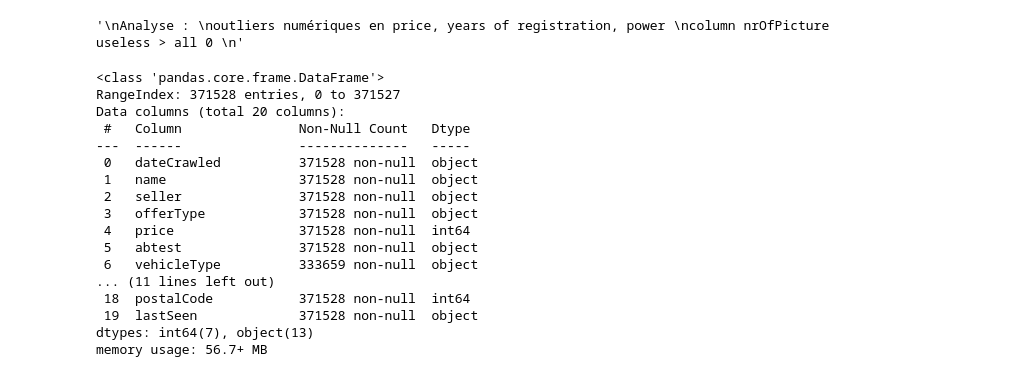
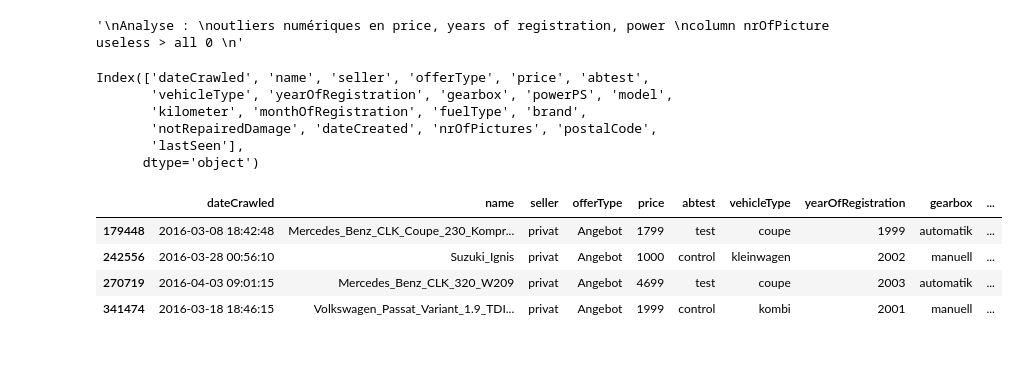
Before and after one commit to BaptisteLeroux/Deloitte, a Jupyter notebook: main.ipynb, the cells around one changed output. Drawn from its saved outputs; the diff is of its cells as text; code cells hidden in the pictures.

```diff
--- a/main.ipynb
+++ b/main.ipynb
@@ -49,25 +69,5 @@ column nrOfPicture useless > all 0
 """
 # %% [output]
 '\nAnalyse : \noutliers numériques en price, years of registration, power \ncolumn nrOfPicture useless > all 0 \n'
-# %%
-df_raw_data.info()
-# %% [output]
-<class 'pandas.core.frame.DataFrame'>
-RangeIndex: 371528 entries, 0 to 371527
-Data columns (total 20 columns):
- #   Column               Non-Null Count   Dtype
----  ------               --------------   -----
- 0   dateCrawled          371528 non-null  object
- 1   name                 371528 non-null  object
- 2   seller               371528 non-null  object
- 3   offerType            371528 non-null  object
- 4   price                371528 non-null  int64
- 5   abtest               371528 non-null  object
- 6   vehicleType          333659 non-null  object
-... (11 lines left out)
- 18  postalCode           371528 non-null  int64
- 19  lastSeen             371528 non-null  object
-dtypes: int64(7), object(13)
-memory usage: 56.7+ MB
 # %%
 #Nettoyage des Data
@@ -73,0 +75,18 @@ memory usage: 56.7+ MB
+# %%
+df_clean.columns
+# %% [output]
+Index(['dateCrawled', 'name', 'seller', 'offerType', 'price', 'abtest',
+       'vehicleType', 'yearOfRegistration', 'gearbox', 'powerPS', 'model',
+       'kilometer', 'monthOfRegistration', 'fuelType', 'brand',
+       'notRepairedDamage', 'dateCreated', 'nrOfPictures', 'postalCode',
+       'lastSeen'],
+      dtype='object')
+# %%
+#Recherche des duplicats de ligne s'il en existe
+df_clean.loc[df_clean.duplicated()]
+# %% [output]
+|  | dateCrawled | name | seller | offerType | price | abtest | vehicleType | yearOfRegistration | gearbox | ... |
+| 179448 | 2016-03-08 18:42:48 | Mercedes_Benz_CLK_Coupe_230_Kompr... | privat | Angebot | 1799 | test | coupe | 1999 | automatik | ... |
+| 242556 | 2016-03-28 00:56:10 | Suzuki_Ignis | privat | Angebot | 1000 | control | kleinwagen | 2002 | manuell | ... |
+| 270719 | 2016-04-03 09:01:15 | Mercedes_Benz_CLK_320_W209 | privat | Angebot | 4699 | test | coupe | 2003 | automatik | ... |
+| 341474 | 2016-03-18 18:46:15 | Volkswagen_Passat_Variant_1.9_TDI... | privat | Angebot | 1999 | control | kombi | 2001 | manuell | ... |
```
Also changed, not shown: parts of 11 cells of this notebook.
